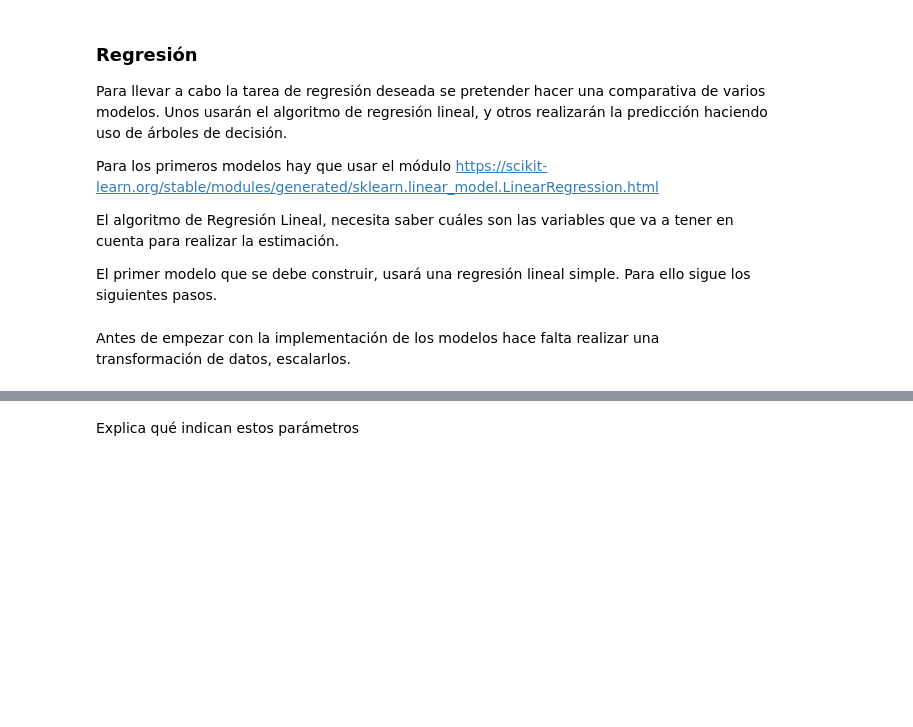
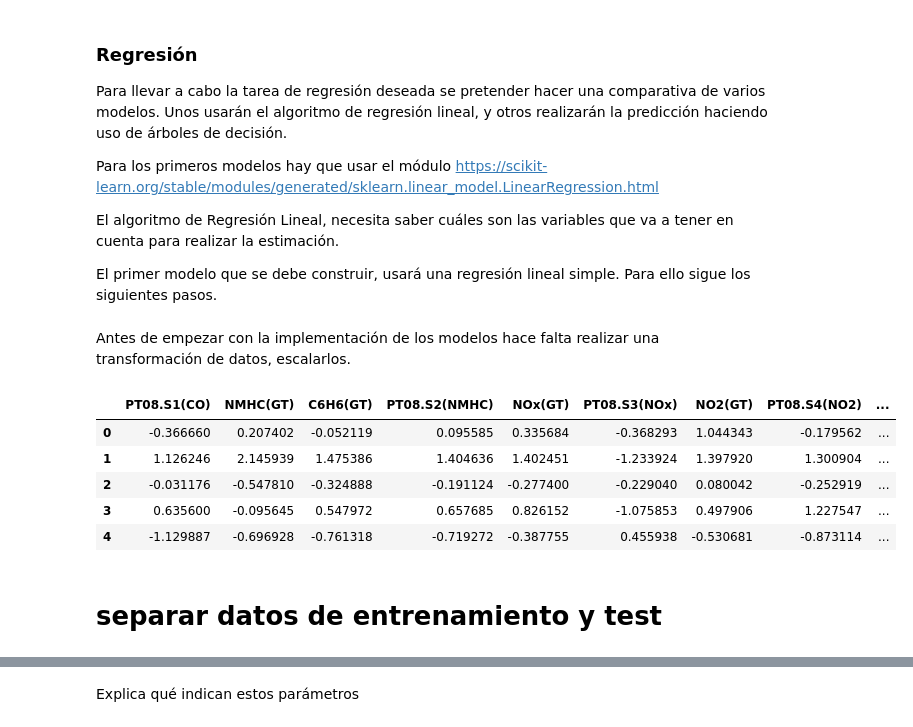
Before and after one commit to Zelechos/MasterAI, a Jupyter notebook: machinelearning/activities/activity_01/muinar05_act1/Laboratorio_Actividad_1.ipynb, the cells around one changed output, grey strips where cells are left out. Drawn from its saved outputs; the diff is of its cells as text; code cells hidden in the pictures; blank space fills up the shorter version.

```diff
--- a/machinelearning/activities/activity_01/muinar05_act1/Laboratorio_Actividad_1.ipynb
+++ b/machinelearning/activities/activity_01/muinar05_act1/Laboratorio_Actividad_1.ipynb
@@ -102,10 +337,23 @@ El primer modelo que se debe construir, usará una regresión lineal simple. Par
 Antes de empezar con la implementación de los modelos hace falta realizar una transformación de datos, escalarlos.
 # %%
 from sklearn.preprocessing import MinMaxScaler
+from sklearn.preprocessing import StandardScaler
+from sklearn.model_selection import train_test_split
 from pandas import DataFrame
 
 
 scaler = StandardScaler()
 
-X_train = DataFrame(scaler.fit_transform(X_train))
-X_test = DataFrame(scaler.fit_transform(X_test))
+# Aplicar el escalado a los conjuntos de entrenamiento y prueba
+# Usar fit_transform en X_train y solo transform en X_test para evitar data leakage
+X_train_scaled = DataFrame(scaler.fit_transform(X_train), columns=X_train.columns)
+X_test_scaled = DataFrame(scaler.transform(X_test), columns=X_test.columns)
+
+display(X_train_scaled.head())
+# %% [output]
+|  | PT08.S1(CO) | NMHC(GT) | C6H6(GT) | PT08.S2(NMHC) | NOx(GT) | PT08.S3(NOx) | NO2(GT) | PT08.S4(NO2) | ... |
+| 0 | -0.366660 | 0.207402 | -0.052119 | 0.095585 | 0.335684 | -0.368293 | 1.044343 | -0.179562 | ... |
+| 1 | 1.126246 | 2.145939 | 1.475386 | 1.404636 | 1.402451 | -1.233924 | 1.397920 | 1.300904 | ... |
+| 2 | -0.031176 | -0.547810 | -0.324888 | -0.191124 | -0.277400 | -0.229040 | 0.080042 | -0.252919 | ... |
+| 3 | 0.635600 | -0.095645 | 0.547972 | 0.657685 | 0.826152 | -1.075853 | 0.497906 | 1.227547 | ... |
+| 4 | -1.129887 | -0.696928 | -0.761318 | -0.719272 | -0.387755 | 0.455938 | -0.530681 | -0.873114 | ... |
@@ -119,0 +360,2 @@ X_test = DataFrame(scaler.fit_transform(X_test))
+# %% [markdown]
+# separar datos de entrenamiento y test
```
Also changed, not shown: parts of 77 cells of this notebook, 6 other files.
